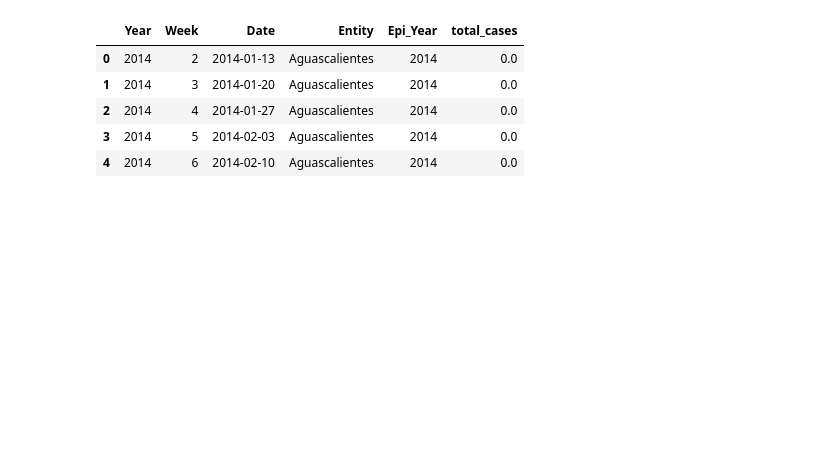
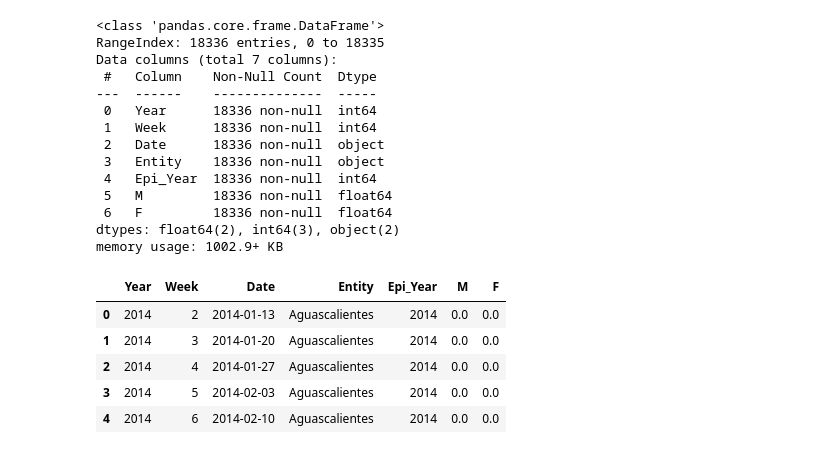
Before and after one commit to greyngs/alzheimer-forecasting-mexico, a Jupyter notebook: notebooks/1.3_dataframe_outliers.ipynb, the cells around one changed output. Saved outputs shown, nothing was run; the diff lists cells and outputs as text; code cells hidden in the pictures; blank space fills up the shorter version.

```diff
--- a/notebooks/1.3_dataframe_outliers.ipynb
+++ b/notebooks/1.3_dataframe_outliers.ipynb
@@ -3,13 +4,28 @@ import pandas as pd
 import os
 # %%
 # Data loading
-path = r'../data/processed/data_processed_v3_NoAcum_Total.csv'
-v3_NoAcum_Total_df = pd.read_csv(path)
-v3_NoAcum_Total_df.head()
+path = r'../data/processed/data_processed_v3.csv'
+v3_df = pd.read_csv(path)
+v3_df.info()
+v3_df.head()
 # %% [output]
+<class 'pandas.core.frame.DataFrame'>
+RangeIndex: 18336 entries, 0 to 18335
+Data columns (total 7 columns):
+ #   Column    Non-Null Count  Dtype
+---  ------    --------------  -----
+ 0   Year      18336 non-null  int64
+ 1   Week      18336 non-null  int64
+ 2   Date      18336 non-null  object
+ 3   Entity    18336 non-null  object
+ 4   Epi_Year  18336 non-null  int64
+ 5   M         18336 non-null  float64
+ 6   F         18336 non-null  float64
+dtypes: float64(2), int64(3), object(2)
+memory usage: 1002.9+ KB
-|  | Year | Week | Date | Entity | Epi_Year | total_cases |
-| 0 | 2014 | 2 | 2014-01-13 | Aguascalientes | 2014 | 0.0 |
-| 1 | 2014 | 3 | 2014-01-20 | Aguascalientes | 2014 | 0.0 |
-| 2 | 2014 | 4 | 2014-01-27 | Aguascalientes | 2014 | 0.0 |
-| 3 | 2014 | 5 | 2014-02-03 | Aguascalientes | 2014 | 0.0 |
-| 4 | 2014 | 6 | 2014-02-10 | Aguascalientes | 2014 | 0.0 |
+|  | Year | Week | Date | Entity | Epi_Year | M | F |
+| 0 | 2014 | 2 | 2014-01-13 | Aguascalientes | 2014 | 0.0 | 0.0 |
+| 1 | 2014 | 3 | 2014-01-20 | Aguascalientes | 2014 | 0.0 | 0.0 |
+| 2 | 2014 | 4 | 2014-01-27 | Aguascalientes | 2014 | 0.0 | 0.0 |
+| 3 | 2014 | 5 | 2014-02-03 | Aguascalientes | 2014 | 0.0 | 0.0 |
+| 4 | 2014 | 6 | 2014-02-10 | Aguascalientes | 2014 | 0.0 | 0.0 |
```
Also changed, not shown: parts of 11 cells of this notebook, 2 other files.
